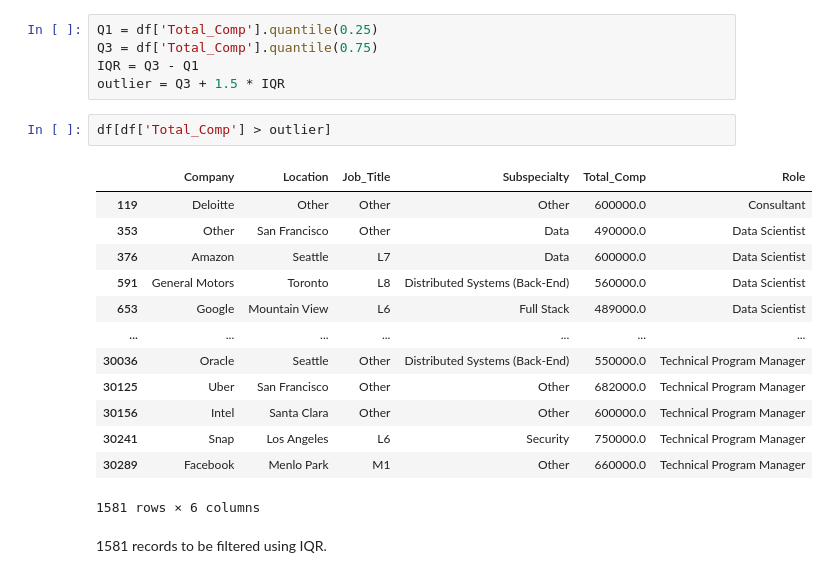
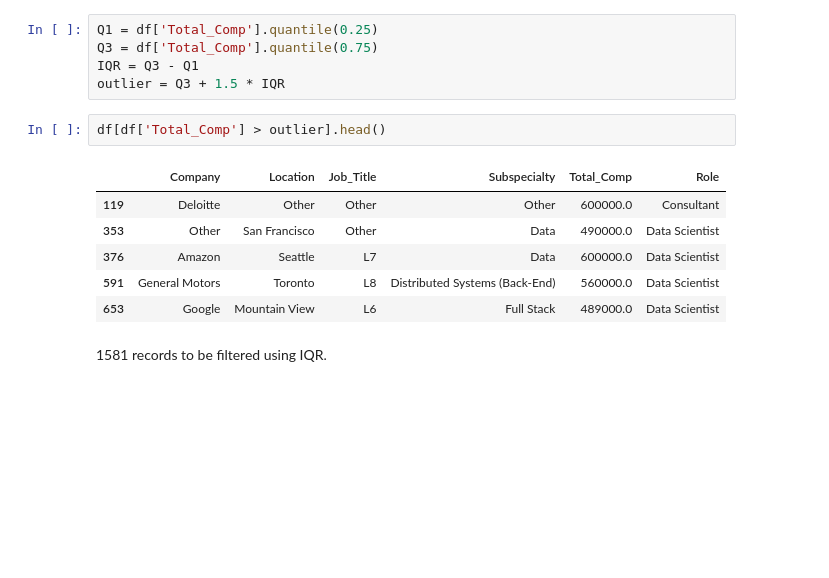
Before and after one commit to Joshua-C-Clark/Salary-Prediction, a Jupyter notebook: Notebooks/preparation.ipynb, the cells around one changed output. Drawn from its saved outputs; the diff is of its cells as text; blank space fills up the shorter version.

```diff
--- a/Notebooks/preparation.ipynb
+++ b/Notebooks/preparation.ipynb
@@ -289,21 +289,14 @@ Q3 = df['Total_Comp'].quantile(0.75)
 IQR = Q3 - Q1
 outlier = Q3 + 1.5 * IQR
 # %%
-df[df['Total_Comp'] > outlier]
+df[df['Total_Comp'] > outlier].head()
 # %% [output]
 |  | Company | Location | Job_Title | Subspecialty | Total_Comp | Role |
 | 119 | Deloitte | Other | Other | Other | 600000.0 | Consultant |
 | 353 | Other | San Francisco | Other | Data | 490000.0 | Data Scientist |
 | 376 | Amazon | Seattle | L7 | Data | 600000.0 | Data Scientist |
 | 591 | General Motors | Toronto | L8 | Distributed Systems (Back-End) | 560000.0 | Data Scientist |
 | 653 | Google | Mountain View | L6 | Full Stack | 489000.0 | Data Scientist |
-| ... | ... | ... | ... | ... | ... | ... |
-| 30036 | Oracle | Seattle | Other | Distributed Systems (Back-End) | 550000.0 | Technical Program Manager |
-| 30125 | Uber | San Francisco | Other | Other | 682000.0 | Technical Program Manager |
-| 30156 | Intel | Santa Clara | Other | Other | 600000.0 | Technical Program Manager |
-| 30241 | Snap | Los Angeles | L6 | Security | 750000.0 | Technical Program Manager |
-| 30289 | Facebook | Menlo Park | M1 | Other | 660000.0 | Technical Program Manager |
-1581 rows × 6 columns
 # %% [markdown]
 <p> 1581 records to be filtered using IQR. </p>
 # %%
```
Also changed, not shown: parts of 4 cells of this notebook, 7 other files.
